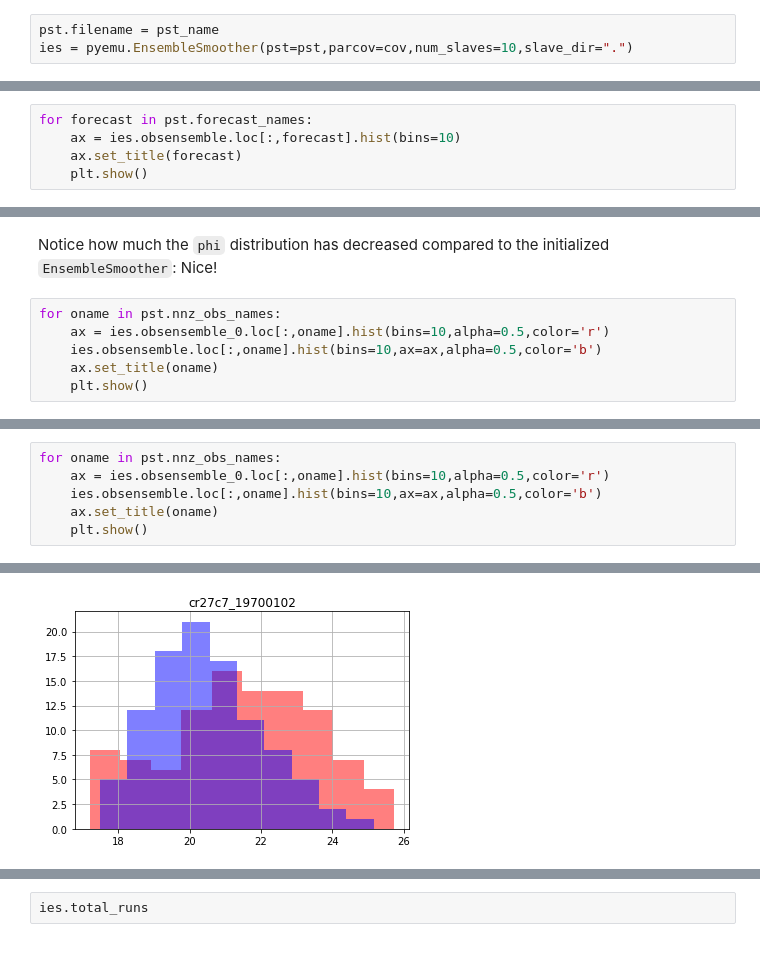
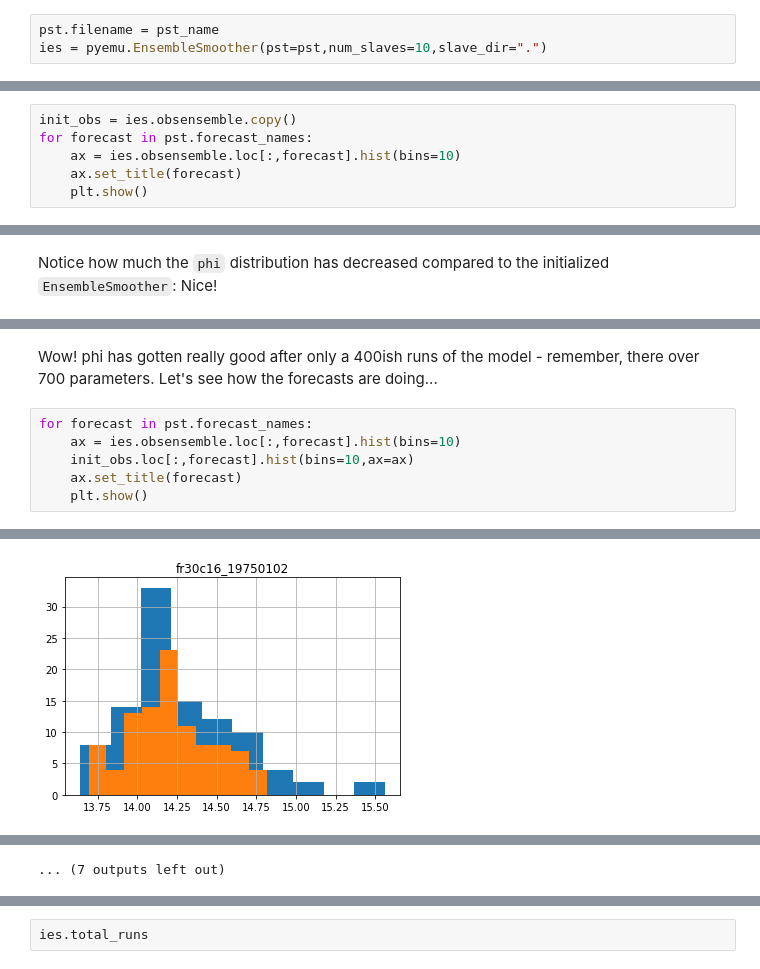
Before and after one commit to mnfienen/GW1876, a Jupyter notebook: activities/freyberg_grid_ies/freyberg_grid_ies.ipynb, the cells around one changed output, grey strips where cells are left out. Cells and saved outputs as stored; diff of their text form.

```diff
--- a/activities/freyberg_grid_ies/freyberg_grid_ies.ipynb
+++ b/activities/freyberg_grid_ies/freyberg_grid_ies.ipynb
@@ -71,7 +61,7 @@ plt.imshow(cov.x)
 os.chdir(working_dir)
 # %%
 pst.filename = pst_name
-ies = pyemu.EnsembleSmoother(pst=pst,parcov=cov,num_slaves=10,slave_dir=".")
+ies = pyemu.EnsembleSmoother(pst=pst,num_slaves=10,slave_dir=".")
 # %% [markdown]
 ``EnsembleSmoother.initialize()`` does lots of things for you:
 - make draws from parcov for the initial ``ParameterEnsemble``
@@ -106,4 +102,5 @@ for real in ies.parensemble.index[:4]:
 # %%
+init_obs = ies.obsensemble.copy()
 for forecast in pst.forecast_names:
     ax = ies.obsensemble.loc[:,forecast].hist(bins=10)
     ax.set_title(forecast)
@@ -172,8 +175,2 @@ plt.show()
 # %% [markdown]
 Notice how much the ``phi`` distribution has decreased compared to the initialized ``EnsembleSmoother``: Nice!
-# %%
-for oname in pst.nnz_obs_names:
-    ax = ies.obsensemble_0.loc[:,oname].hist(bins=10,alpha=0.5,color='r')
-    ies.obsensemble.loc[:,oname].hist(bins=10,ax=ax,alpha=0.5,color='b')
-    ax.set_title(oname)
-    plt.show()
@@ -228,7 +212,9 @@ slave:sweep freyberg_gr.pst /h localhost:4004 in ../slave_9
+# %% [markdown]
+Wow!  phi has gotten really good after only a 400ish runs of the model - remember, there over 700 parameters. Let's see how the forecasts are doing...
 # %%
-for oname in pst.nnz_obs_names:
-    ax = ies.obsensemble_0.loc[:,oname].hist(bins=10,alpha=0.5,color='r')
-    ies.obsensemble.loc[:,oname].hist(bins=10,ax=ax,alpha=0.5,color='b')
-    ax.set_title(oname)
+for forecast in pst.forecast_names:
+    ax = ies.obsensemble.loc[:,forecast].hist(bins=10)
+    init_obs.loc[:,forecast].hist(bins=10,ax=ax)
+    ax.set_title(forecast)
     plt.show()
 # %% [output]
@@ -245 +231 @@ for oname in pst.nnz_obs_names:
-[figure, old version]
+[figure, new version]
@@ -248,0 +233 @@ for oname in pst.nnz_obs_names:
+... (7 outputs left out)
```
Also changed, not shown: parts of 42 cells of this notebook, 5 other files.
